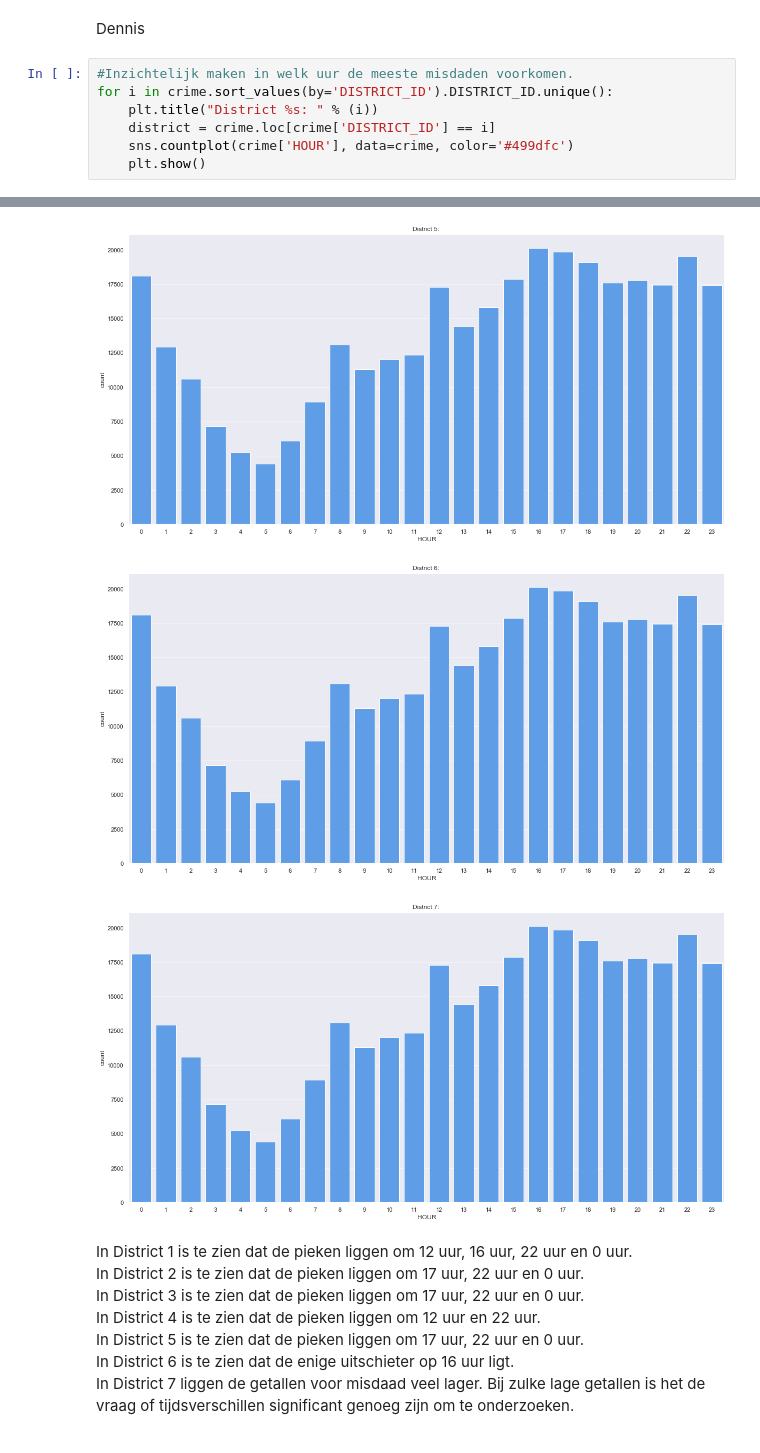
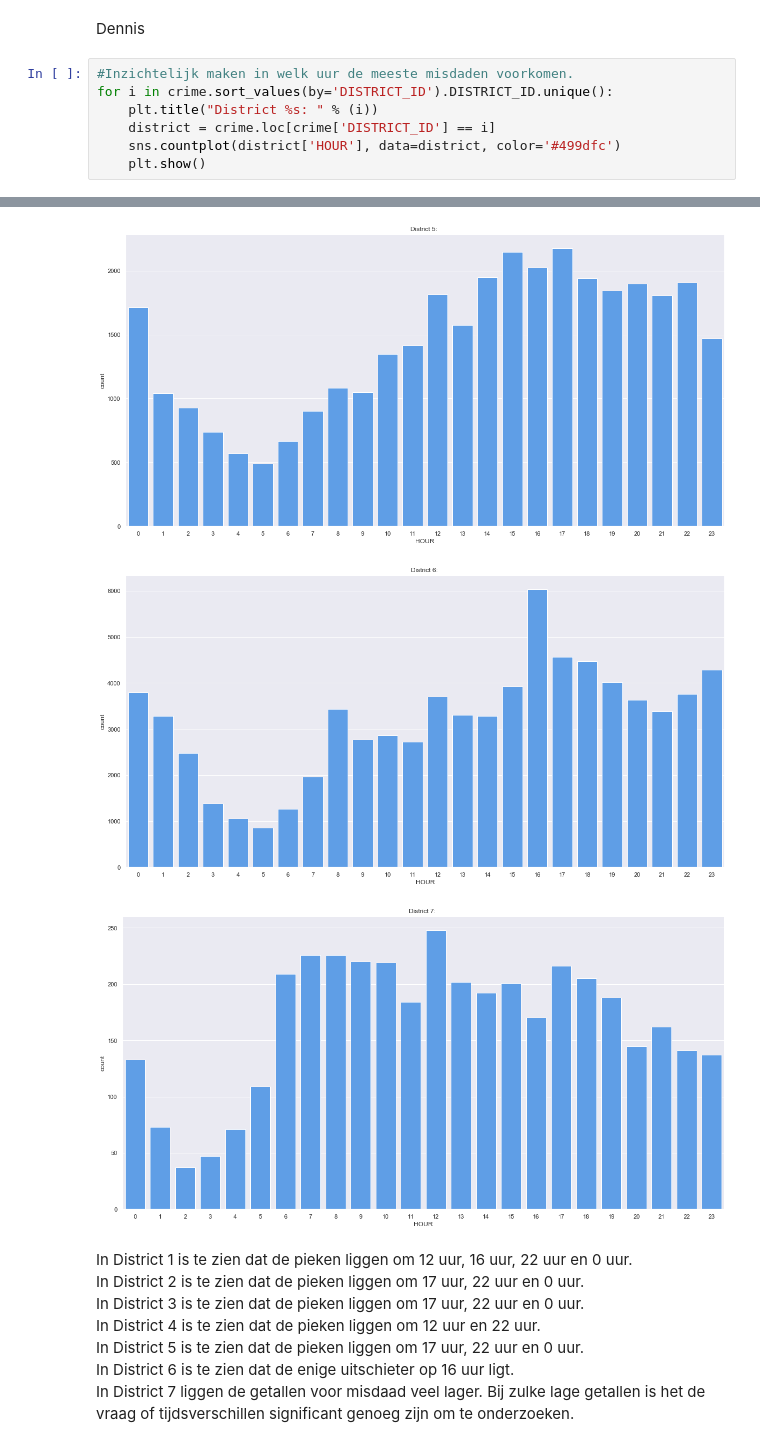
Before and after one commit to S1068835/Misdaad-Denver, a Jupyter notebook: Misdaad_Denver.ipynb, the cells around one changed output, grey strips where cells are left out. Drawn from its saved outputs; the diff is of its cells as text.

Commit message:
Fixed for-loop for hours per district

```diff
--- a/Misdaad_Denver.ipynb
+++ b/Misdaad_Denver.ipynb
@@ -375,6 +375,6 @@ Dennis
 for i in crime.sort_values(by='DISTRICT_ID').DISTRICT_ID.unique():
     plt.title("District %s: " % (i))
     district = crime.loc[crime['DISTRICT_ID'] == i]
-    sns.countplot(crime['HOUR'], data=crime, color='#499dfc')
+    sns.countplot(district['HOUR'], data=district, color='#499dfc')
     plt.show()
 # %% [output]
@@ -385,6 +385,6 @@ for i in crime.sort_values(by='DISTRICT_ID').DISTRICT_ID.unique():
-[figure, old version]
+[figure, new version]
-[figure, old version]
+[figure, new version]
-[figure, old version]
+[figure, new version]
 # %% [markdown]
 In District 1 is te zien dat de pieken liggen om 12 uur, 16 uur, 22 uur en 0 uur. <br>
 In District 2 is te zien dat de pieken liggen om 17 uur, 22 uur en 0 uur.<br>
```
Also changed, not shown: parts of 1 cell of this notebook.
